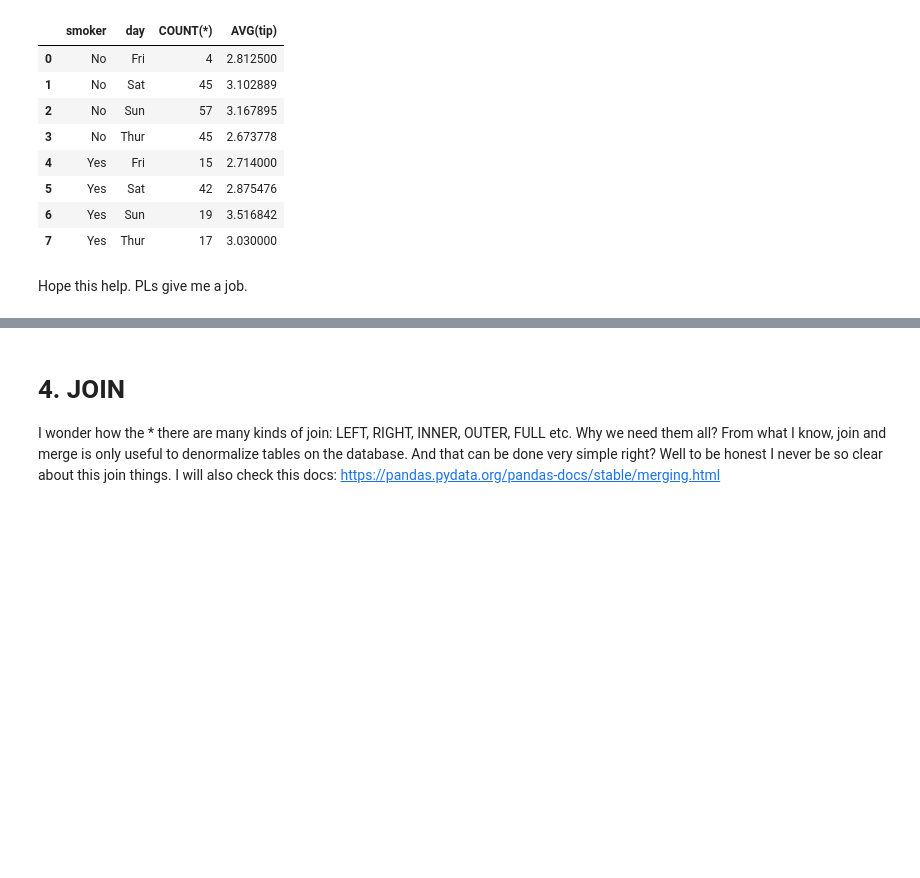
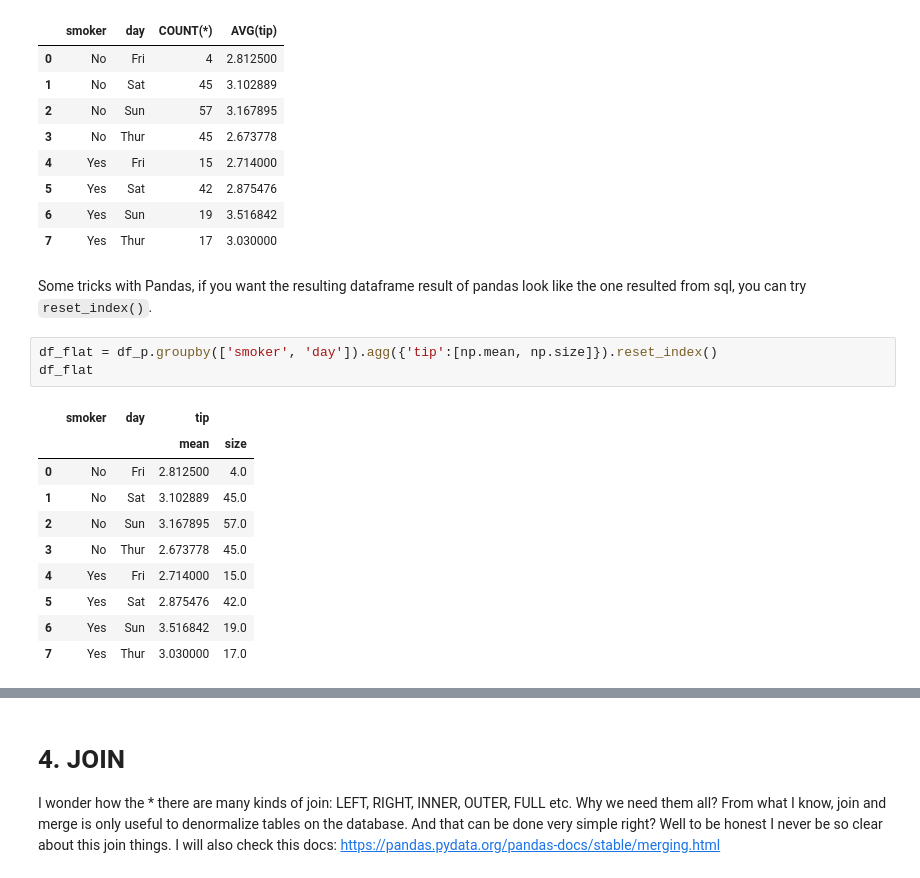
Before and after one commit to philogynic/notebooks, a Jupyter notebook: SQL.ipynb, the cells around one changed output, grey strips where cells are left out. Cells and saved outputs as stored; diff of their text form; blank space fills up the shorter version.

```diff
--- a/SQL.ipynb
+++ b/SQL.ipynb
@@ -309,5 +373,19 @@ pd.read_sql_query(query, disk_engine)
 | 5 | Yes | Sat | 42 | 2.875476 |
 | 6 | Yes | Sun | 19 | 3.516842 |
 | 7 | Yes | Thur | 17 | 3.030000 |
-# %% [markdown]
-Hope this help. PLs give me a job.
+# %% [markdown]
+Some tricks with Pandas, if you want the resulting dataframe result of pandas look like the one resulted from sql, you can try `reset_index()`.
+# %%
+df_flat = df_p.groupby(['smoker', 'day']).agg({'tip':[np.mean, np.size]}).reset_index()
+df_flat
+# %% [output]
+|  | smoker | day | tip |  |
+|  |  |  | mean | size |
+| 0 | No | Fri | 2.812500 | 4.0 |
+| 1 | No | Sat | 3.102889 | 45.0 |
+| 2 | No | Sun | 3.167895 | 57.0 |
+| 3 | No | Thur | 2.673778 | 45.0 |
+| 4 | Yes | Fri | 2.714000 | 15.0 |
+| 5 | Yes | Sat | 2.875476 | 42.0 |
+| 6 | Yes | Sun | 3.516842 | 19.0 |
+| 7 | Yes | Thur | 3.030000 | 17.0 |
```
Also changed, not shown: parts of 21 cells of this notebook, 7 other files.
